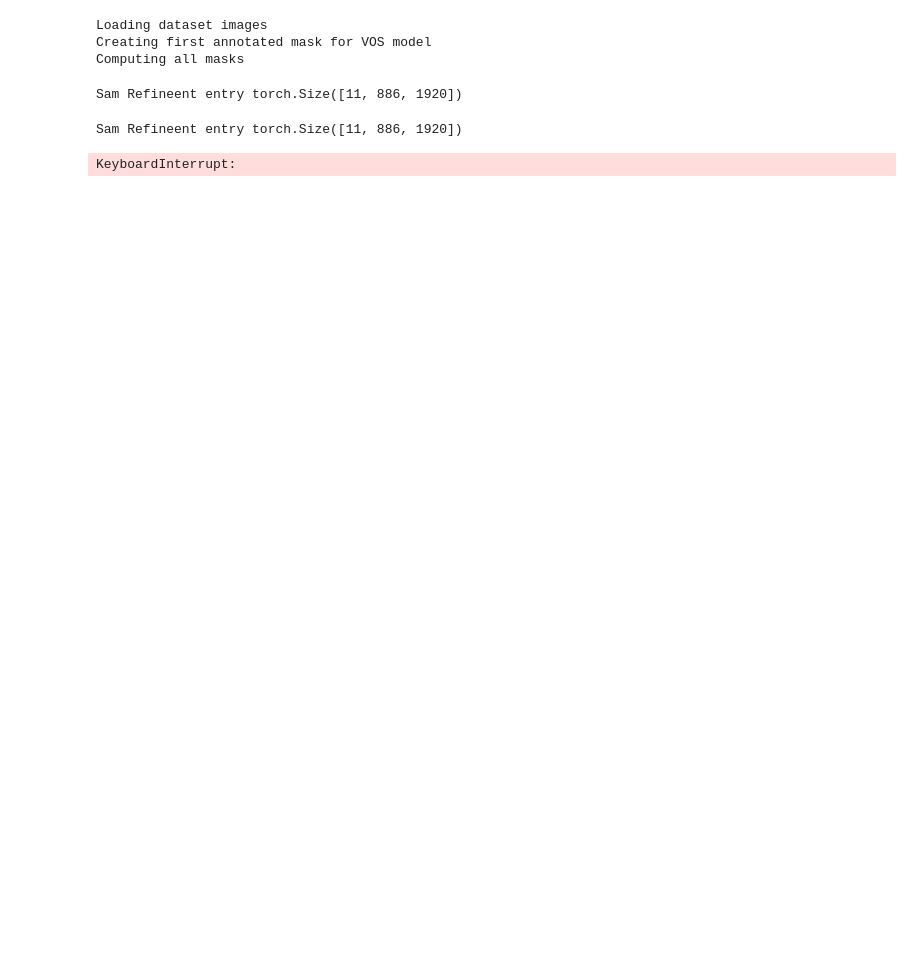
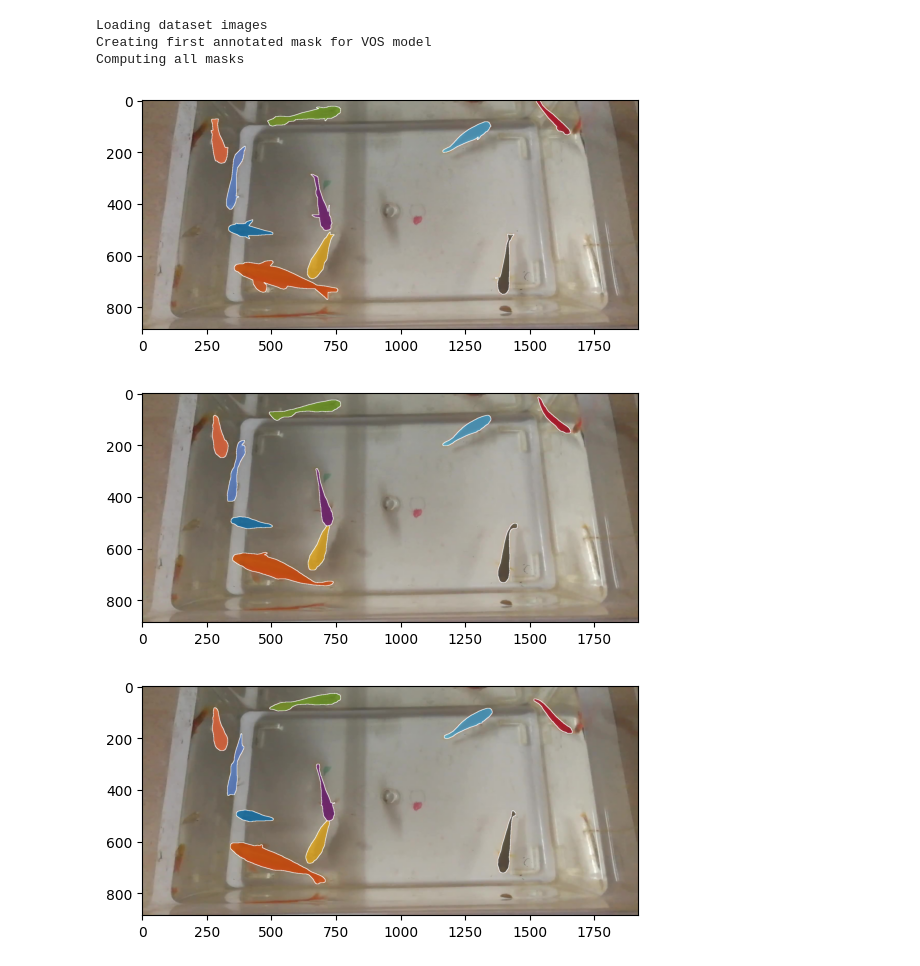
Before and after one commit to jpitagc/VOS-E-SAM, a Jupyter notebook: videoPipeline.ipynb, the cells around one changed output. Cells and saved outputs as stored; diff of their text form; code cells hidden in the pictures; blank space fills up the shorter version.

Commit message:
BBox refinement

```diff
--- a/videoPipeline.ipynb
+++ b/videoPipeline.ipynb
@@ -207,7 +207,7 @@ def run_model_on_ovis_set(model,path_set,videos, annotations, compute_metrics =
         #Compute masks for all images
         if verbose:print('Computing all masks')
         model.xmem.clear_memory()
-        masks, logits, painted_images = model.generator(images=images[0:5], template_mask=initial_mask)
+        masks, logits, painted_images = model.generator(images=images[0:3], template_mask=initial_mask)
         model.xmem.clear_memory()
 
         if compute_metrics:
@@ -233,6 +233,8 @@ def run_model_on_ovis_set(model,path_set,videos, annotations, compute_metrics =
 SAM_checkpoint = "./checkpoints/sam_vit_h_4b8939.pth"
 xmem_checkpoint = "./checkpoints/XMem-s012.pth"
 e2fgvi_checkpoint = "./checkpoints/E2FGVI-HQ-CVPR22.pth"
+args = {'use_refinement':False}
+model = TrackingAnything(SAM_checkpoint, xmem_checkpoint, e2fgvi_checkpoint,args)
 args = {'use_refinement':True}
-model = TrackingAnything(SAM_checkpoint, xmem_checkpoint, e2fgvi_checkpoint,args)
+modelSam = TrackingAnything(SAM_checkpoint, xmem_checkpoint, e2fgvi_checkpoint,args)
 # %% [output]
@@ -242,3 +250,5 @@ Single object mode: False
 Sam Refinement ACTIVATED
 load pretrained SPyNet...
 Loads checkpoint by http backend from path: https://download.openmmlab.com/mmediting/restorers/basicvsr/spynet_20210409-c6c1bd09.pth
+# %%
+masks_refinement, logits_refinement, painted_images_refinement = run_model_on_ovis_set(model = modelSam, path_set = ovis_images,videos = vidTrain[0:1],annotations = annTrain,compute_metrics = False, save_masks=False, compute_video=False)
@@ -248,6 +264,11 @@ masks, logits, painted_images = run_model_on_ovis_set(model = model, path_set =
 Loading dataset images
 Creating first annotated mask for VOS model
 Computing all masks
-Sam Refineent entry torch.Size([11, 886, 1920])
-Sam Refineent entry torch.Size([11, 886, 1920])
-KeyboardInterrupt:
+# %%
+for image in painted_images_refinement:
+    plt.imshow(image)
+    plt.show()
+# %% [output]
+[figure, added]
+[figure, added]
+[figure, added]
```
Also changed, not shown: parts of 43 cells of this notebook, 3 other files.
